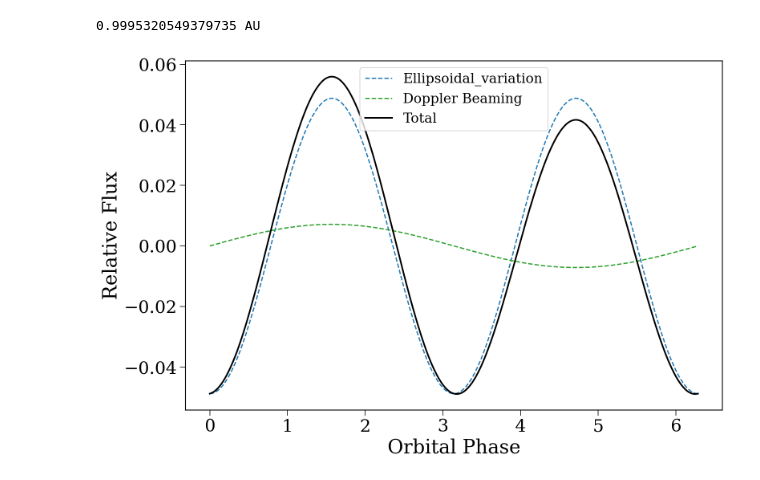
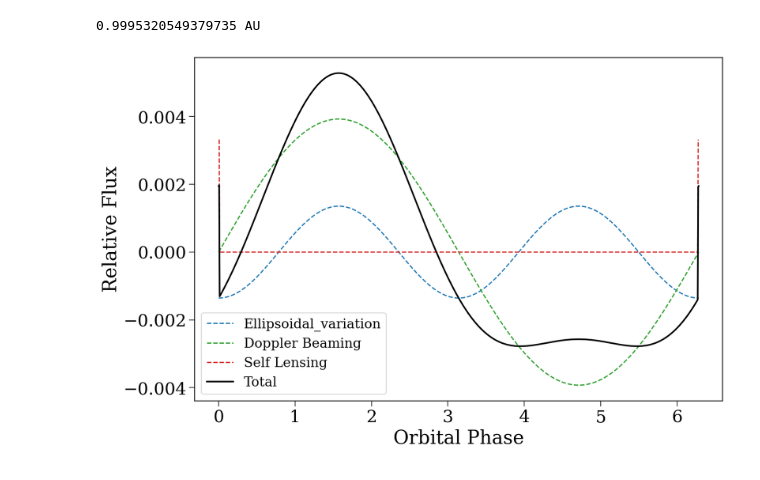
Before and after one commit to TomWagg/self-lensing, a Jupyter notebook: models/Fluxplots.ipynb, the cells around one changed output. Cells and saved outputs as stored; diff of their text form; code cells hidden in the pictures.

Commit message:
Finished self lensing model

```diff
--- a/models/Fluxplots.ipynb
+++ b/models/Fluxplots.ipynb
@@ -3,6 +3,10 @@ import numpy as np
 import astropy.units as u
 import astropy.constants as const
 import matplotlib.pyplot as plt
+
+def keplers_third_law(period, M_bh, M_star):
+    sep = (const.G * (M_star + M_bh)*period**2 / (4 * np.pi**2))**(1/3)
+    return sep.to(u.AU)
 
 def ellipsoidal_variation(phase, M_bh, M_star, inc, R_star, period):
     # time =[1, 2 , 10] * u.day
@@ -19,9 +23,18 @@ def doppler_beaming(phase, period, inc, M_bh, M_star):
     db = np.sin(phase)
     return amplitude.decompose() * db
 
-def self_lensing(M_bh, M_star, R_star, osm_axis):
+def self_lensing(phase, M_bh, M_star, R_star, period):
+    sep = keplers_third_law(M_bh=M_bh, M_star=M_star, period=period)
+    sig_duration = R_star / (4 * sep)
+    einstein_R = (4*(const.G * M_bh*sep) / const.c**2)**.5
+    amplitude = np.repeat(2*(einstein_R/R_star)**2, len(phase))
+    amplitude[(phase > 0.5 * sig_duration) & (phase < (2*np.pi - 0.5 * sig_duration))] = 0
+    return amplitude.decompose()
+
 # Einstein radius as a variable inside function
 # Orbital semi-major axis
 # Equation 5 and 6
-def relative_flux():
+
+def relative_flux(time, M_bh, inc, R_star, period, M_star):
+    #Input time, convert to phase, add 3 functions.
     return ellipsoidal_variation() + doppler_beaming() + self_lensing()
@@ -115,18 +132,20 @@ print(keplers_third_law(M_bh=M_bh, M_star=M_star, period=period))
 # %%
 x_vals = np.linspace(0, 2 * np.pi, 1000)
 
 for M_bh in [10] * u.Msun:
 
-    ev_vals = ellipsoidal_variation(phase=x_vals, M_bh=M_bh, M_star=1 * u.Msun, inc=np.pi/2, R_star=1 * u.Rsun, period = .5 * u.day)
+    ev_vals = ellipsoidal_variation(phase=x_vals, M_bh=M_bh, M_star=1 * u.Msun, inc=np.pi/2, R_star=1 * u.Rsun, period = 3 * u.day)
     plt.plot(x_vals, ev_vals, label="Ellipsoidal_variation", color = 'tab:blue', linestyle ='dashed')
-    db_vals = doppler_beaming(phase = x_vals, period = .5 * u.day, inc = np.pi/2, M_bh = M_bh , M_star = 1 * u.solMass)
+    db_vals = doppler_beaming(phase = x_vals, period = 3 * u.day, inc = np.pi/2, M_bh = M_bh , M_star = 1 * u.solMass)
+
     plt.plot(x_vals, db_vals, label="Doppler Beaming", color = 'tab:green', linestyle = 'dashed')
-
-    plt.plot(x_vals, ev_vals + db_vals, label="Total", color = 'black', linewidth = 2)
+    sl_vals = self_lensing(x_vals, M_bh, 1 * u.Msun,1 * u.Rsun,3 * u.day)
+    plt.plot(x_vals, sl_vals, label="Self Lensing", color = 'tab:red', linestyle = 'dashed')
+    plt.plot(x_vals, ev_vals + db_vals + sl_vals, label="Total", color = 'black', linewidth = 2)
 
 plt.legend()
 plt.xlabel("Orbital Phase")
 plt.ylabel("Relative Flux")
 plt.show()
 # %% [output]
-[figure, old version]
+[figure, new version]
```
Also changed, not shown: parts of 1 cell of this notebook.
